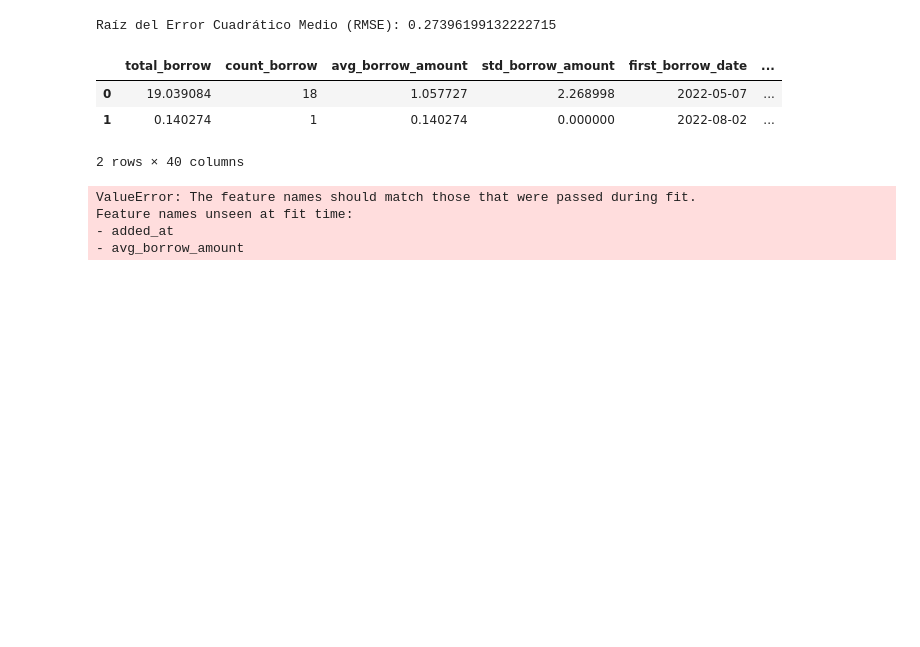
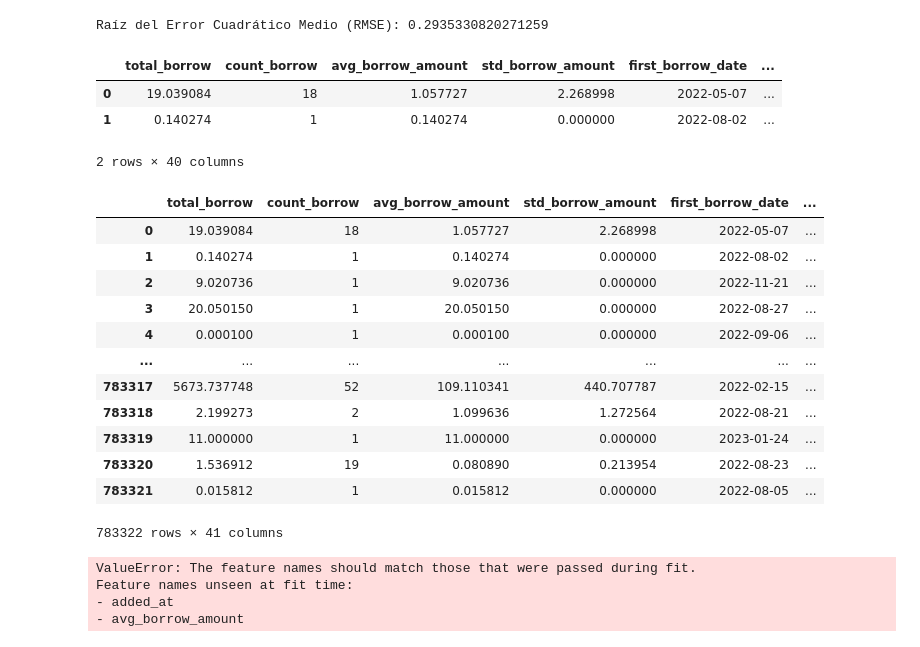
Before and after one commit to cesagarcia1984/Modelo_predictivo_giza, a Jupyter notebook: modelo_ML.ipynb, the cells around one changed output. Cells and saved outputs as stored; diff of their text form; code cells hidden in the pictures; blank space fills up the shorter version.

```diff
--- a/modelo_ML.ipynb
+++ b/modelo_ML.ipynb
@@ -26,7 +26,7 @@ import joblib
 
 # Select relevant columns for training
 columnas_entrenamiento = ['net_outstanding', 'net_outstanding_to_total_borrowed',
-                          'net_outstanding_to_total_repaid', 'avg_liquidation_to_avg_borrow',
+                          'net_outstanding_to_total_repaid',
                           'count_repays_to_count_borrows', 'Total_liquidation_to_total_borrow']
 
 # Filter the ML_Model DataFrame to select only the relevant columns
@@ -50,7 +50,7 @@ y_pred = modelo.predict(X_test)
 rmse = np.sqrt(mean_squared_error(y_test, y_pred))
 print("Raíz del Error Cuadrático Medio (RMSE):", rmse)
 # %% [output]
-Raíz del Error Cuadrático Medio (RMSE): 0.27396199132222715
+Raíz del Error Cuadrático Medio (RMSE): 0.2935330820271259
 # %%
 import joblib
 
@@ -69,6 +69,29 @@ Modelo_ML_Evaluacion.head(2)
 | 0 | 19.039084 | 18 | 1.057727 | 2.268998 | 2022-05-07 | ... |
 | 1 | 0.140274 | 1 | 0.140274 | 0.000000 | 2022-08-02 | ... |
 2 rows × 40 columns
+# %%
+import pandas as pd
+
+# Crear una nueva columna avg_liquidation_to_avg_borrow llena de valores nulos
+Modelo_ML_Evaluacion['avg_liquidation_to_avg_borrow'] = None
+
+# Ahora, puedes seguir con el proceso de hacer predicciones y llenar esta columna con las predicciones
+# %%
+Modelo_ML_Evaluacion
+# %% [output]
+|  | total_borrow | count_borrow | avg_borrow_amount | std_borrow_amount | first_borrow_date | ... |
+| 0 | 19.039084 | 18 | 1.057727 | 2.268998 | 2022-05-07 | ... |
+| 1 | 0.140274 | 1 | 0.140274 | 0.000000 | 2022-08-02 | ... |
+| 2 | 9.020736 | 1 | 9.020736 | 0.000000 | 2022-11-21 | ... |
+| 3 | 20.050150 | 1 | 20.050150 | 0.000000 | 2022-08-27 | ... |
+| 4 | 0.000100 | 1 | 0.000100 | 0.000000 | 2022-09-06 | ... |
+| ... | ... | ... | ... | ... | ... | ... |
+| 783317 | 5673.737748 | 52 | 109.110341 | 440.707787 | 2022-02-15 | ... |
+| 783318 | 2.199273 | 2 | 1.099636 | 1.272564 | 2022-08-21 | ... |
+| 783319 | 11.000000 | 1 | 11.000000 | 0.000000 | 2023-01-24 | ... |
+| 783320 | 1.536912 | 19 | 0.080890 | 0.213954 | 2022-08-23 | ... |
+| 783321 | 0.015812 | 1 | 0.015812 | 0.000000 | 2022-08-05 | ... |
+783322 rows × 41 columns
 # %%
 import joblib
 
```
Also changed, not shown: parts of 4 cells of this notebook.
